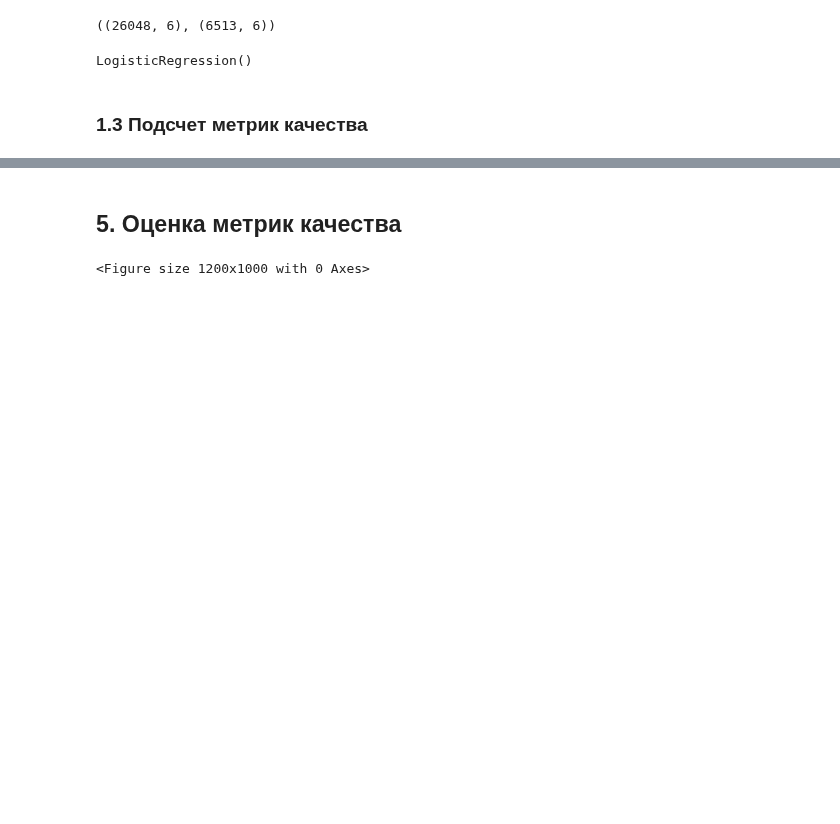
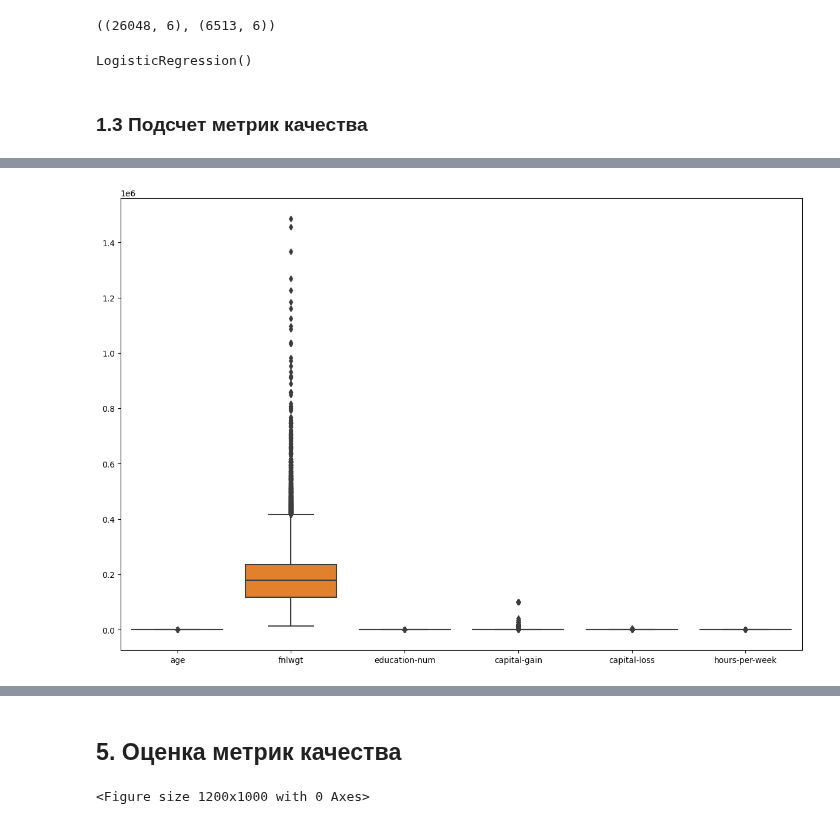
Before and after one commit to dnlygvtv/Python_for_Data_Science_HWs, a Jupyter notebook: HW/HW_11.ipynb, the cells around one changed output, grey strips where cells are left out. Saved outputs shown, nothing was run; the diff lists cells and outputs as text; code cells hidden in the pictures; blank space fills up the shorter version.

```diff
--- a/HW/HW_11.ipynb
+++ b/HW/HW_11.ipynb
@@ -276,0 +175,5 @@ pred_proba_test = lr.predict_proba(X_test)
+# %%
+plt.figure(figsize=(15, 10))
+sns.boxplot(df);
+# %% [output]
+[figure, added]
```
Also changed, not shown: parts of 57 cells of this notebook.
